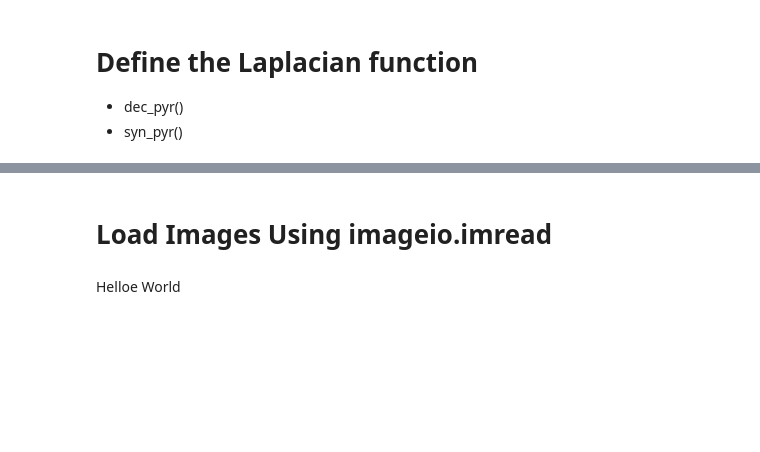
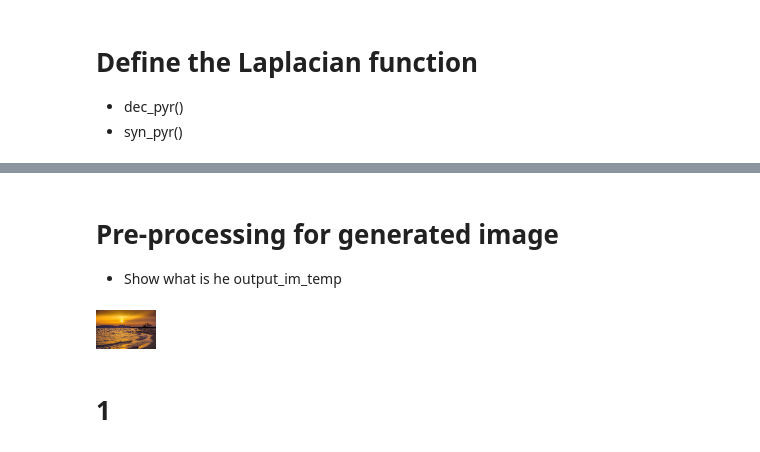
Before and after one commit to Xzzit/NNST, a Jupyter notebook: test.ipynb, the cells around one changed output, grey strips where cells are left out. Cells and saved outputs as stored; diff of their text form; code cells hidden in the pictures; blank space fills up the shorter version.

```diff
--- a/test.ipynb
+++ b/test.ipynb
@@ -188,2 +199,0 @@ for i in range(4):
-# %% [markdown]
-# Load Images Using imageio.imread
@@ -199,2 +200,15 @@ print(x.shape)
-# %% [markdown]
-Helloe World
+# %% [markdown]
+# Pre-processing for generated image
+- Show what is he output_im_temp
+# %%
+s_pyr = dec_pyr(img.clone(), 6)
+for i in range(3):
+    s_pyr[i] = s_pyr[i] * 0.
+
+output_im_tmp = syn_pyr(s_pyr[4:])
+i = trans(output_im_tmp[0])
+display(i)
+# %% [output]
+[figure]
+# %% [markdown]
+# 1
```
Also changed, not shown: parts of 9 cells of this notebook, 4 other files.
